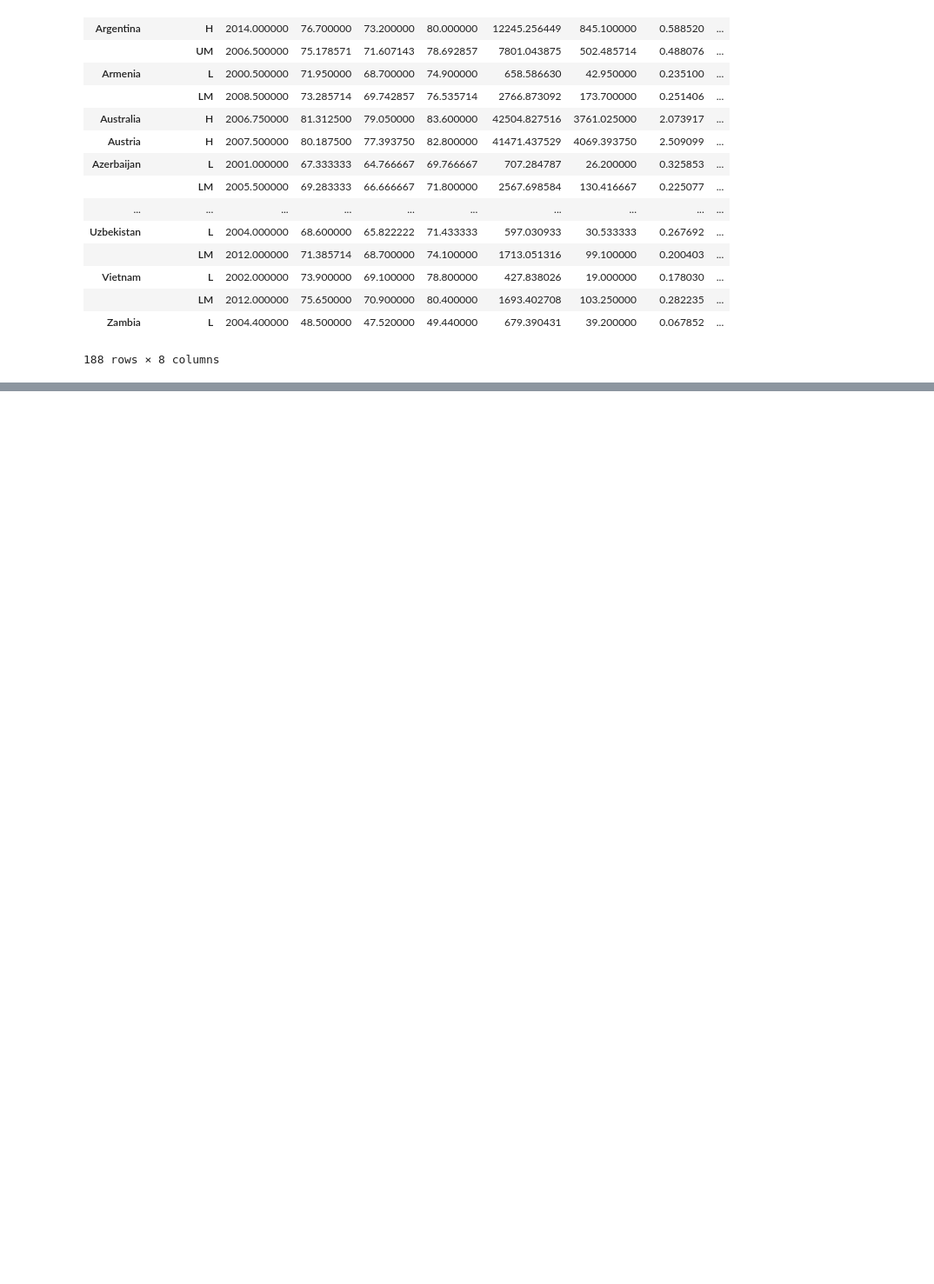
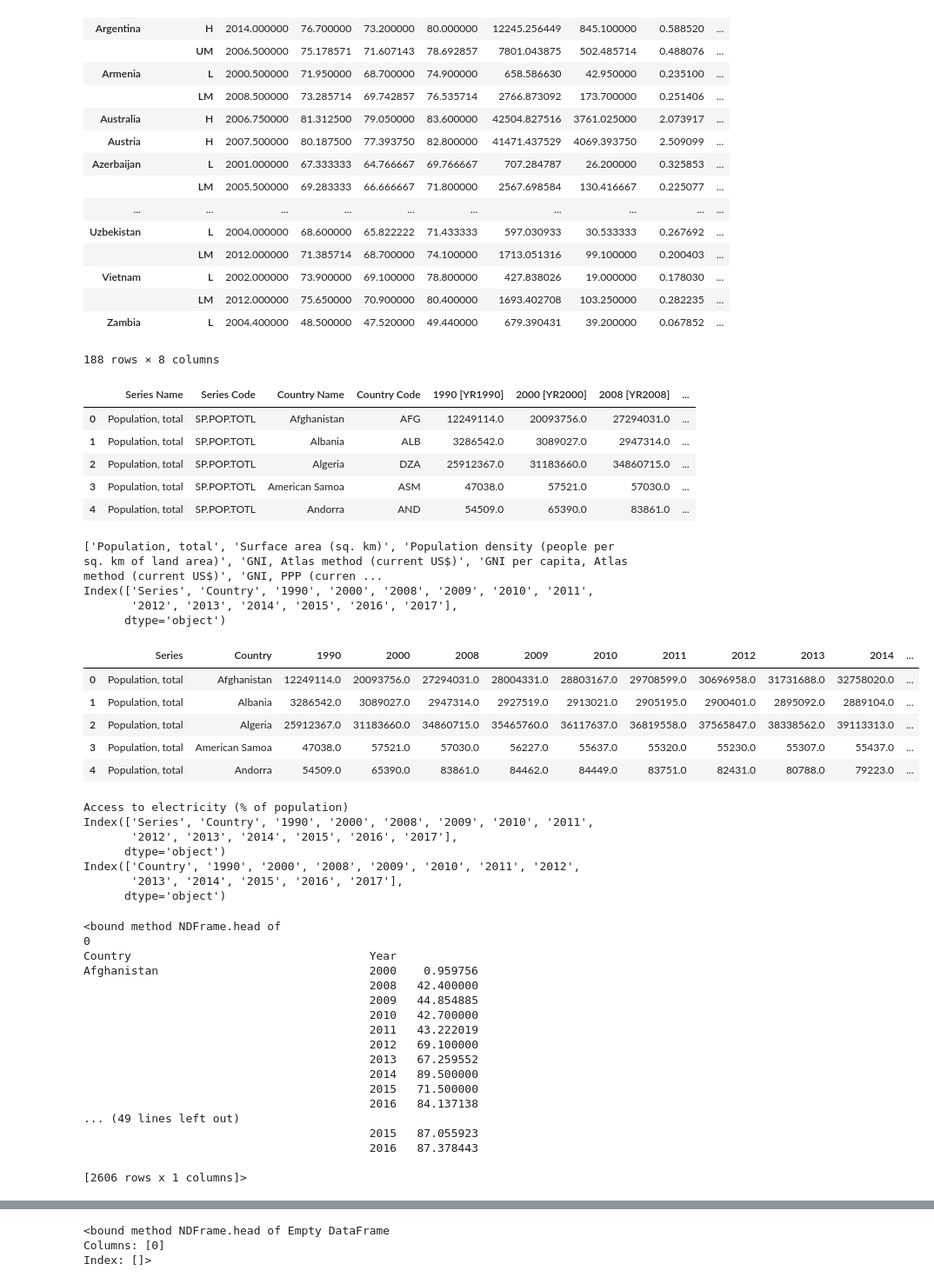
Before and after one commit to patrickFuerst/human_life_exp, a Jupyter notebook: Data_Processing(Attila).ipynb, the cells around one changed output, grey strips where cells are left out. Shown at 87% size. Saved outputs shown, nothing was run; the diff lists cells and outputs as text; code cells hidden in the pictures; blank space fills up the shorter version.

Commit message:
worldbank data

```diff
--- a/Data_Processing(Attila).ipynb
+++ b/Data_Processing(Attila).ipynb
@@ -97,3 +97,80 @@ display(group)
 |  | LM | 2012.000000 | 75.650000 | 70.900000 | 80.400000 | 1693.402708 | 103.250000 | 0.282235 | ... |
 | Zambia | L | 2004.400000 | 48.500000 | 47.520000 | 49.440000 | 679.390431 | 39.200000 | 0.067852 | ... |
 188 rows × 8 columns
+# %%
+def truncate_column(c):
+    return c.split(' ')[0]
+
+
+datawb = pd.read_csv('data/raw/worldbank-2.csv')
+display(datawb.head())
+
+country_list=datawb['Country Name'].unique().tolist()
+#print(country_list)
+
+variable_list=datawb['Series Name'].unique().tolist()
+print(variable_list)
+
+datawb = datawb.drop(['Country Code','Series Code'],axis=1)
+
+
+datawb = datawb.rename(truncate_column,axis=1)
+print(datawb.columns)
+
+display(datawb.head())
+
+for series, df_series in datawb.groupby('Series'):
+    print(series)
+    print(df_series.columns)
+    df_series.drop(['Series'], axis=1, inplace=True)
+    print(df_series.columns)
+    #print(df_series_filtered['Year'])
+
+    df_series_filtered = df_series.set_index('Country')
+    df_series_filtered.columns.names= ['Year']
+    df_series_filtered = pd.DataFrame(df_series_filtered.stack())
+    df_series_filtered = df_series_filtered.reset_index()
+    df_series_filtered = df_series_filtered[df_series_filtered['Year'].astype(float) >= 2000]
+    df_series_filtered.set_index(['Country','Year'], inplace=True)
+    display(df_series_filtered.head)
+# %% [output]
+|  | Series Name | Series Code | Country Name | Country Code | 1990 [YR1990] | 2000 [YR2000] | 2008 [YR2008] | ... |
+| 0 | Population, total | SP.POP.TOTL | Afghanistan | AFG | 12249114.0 | 20093756.0 | 27294031.0 | ... |
+| 1 | Population, total | SP.POP.TOTL | Albania | ALB | 3286542.0 | 3089027.0 | 2947314.0 | ... |
+| 2 | Population, total | SP.POP.TOTL | Algeria | DZA | 25912367.0 | 31183660.0 | 34860715.0 | ... |
+| 3 | Population, total | SP.POP.TOTL | American Samoa | ASM | 47038.0 | 57521.0 | 57030.0 | ... |
+| 4 | Population, total | SP.POP.TOTL | Andorra | AND | 54509.0 | 65390.0 | 83861.0 | ... |
+['Population, total', 'Surface area (sq. km)', 'Population density (people per sq. km of land area)', 'GNI, Atlas method (current US$)', 'GNI per capita, Atlas method (current US$)', 'GNI, PPP (curren ...
+Index(['Series', 'Country', '1990', '2000', '2008', '2009', '2010', '2011',
+       '2012', '2013', '2014', '2015', '2016', '2017'],
+      dtype='object')
+|  | Series | Country | 1990 | 2000 | 2008 | 2009 | 2010 | 2011 | 2012 | 2013 | 2014 | ... |
+| 0 | Population, total | Afghanistan | 12249114.0 | 20093756.0 | 27294031.0 | 28004331.0 | 28803167.0 | 29708599.0 | 30696958.0 | 31731688.0 | 32758020.0 | ... |
+| 1 | Population, total | Albania | 3286542.0 | 3089027.0 | 2947314.0 | 2927519.0 | 2913021.0 | 2905195.0 | 2900401.0 | 2895092.0 | 2889104.0 | ... |
+| 2 | Population, total | Algeria | 25912367.0 | 31183660.0 | 34860715.0 | 35465760.0 | 36117637.0 | 36819558.0 | 37565847.0 | 38338562.0 | 39113313.0 | ... |
+| 3 | Population, total | American Samoa | 47038.0 | 57521.0 | 57030.0 | 56227.0 | 55637.0 | 55320.0 | 55230.0 | 55307.0 | 55437.0 | ... |
+| 4 | Population, total | Andorra | 54509.0 | 65390.0 | 83861.0 | 84462.0 | 84449.0 | 83751.0 | 82431.0 | 80788.0 | 79223.0 | ... |
+Access to electricity (% of population)
+Index(['Series', 'Country', '1990', '2000', '2008', '2009', '2010', '2011',
+       '2012', '2013', '2014', '2015', '2016', '2017'],
+      dtype='object')
+Index(['Country', '1990', '2000', '2008', '2009', '2010', '2011', '2012',
+       '2013', '2014', '2015', '2016', '2017'],
+      dtype='object')
+<bound method NDFrame.head of                                                          0
+Country                                   Year
+Afghanistan                               2000    0.959756
+                                          2008   42.400000
+                                          2009   44.854885
+                                          2010   42.700000
+                                          2011   43.222019
+                                          2012   69.100000
+                                          2013   67.259552
+                                          2014   89.500000
+                                          2015   71.500000
+                                          2016   84.137138
+... (49 lines left out)
+                                          2015   87.055923
+                                          2016   87.378443
+
+[2606 rows x 1 columns]>
@@ -99,0 +208,3 @@ display(group)
+<bound method NDFrame.head of Empty DataFrame
+Columns: [0]
+Index: []>
```
Also changed, not shown: parts of 1 cell of this notebook.
